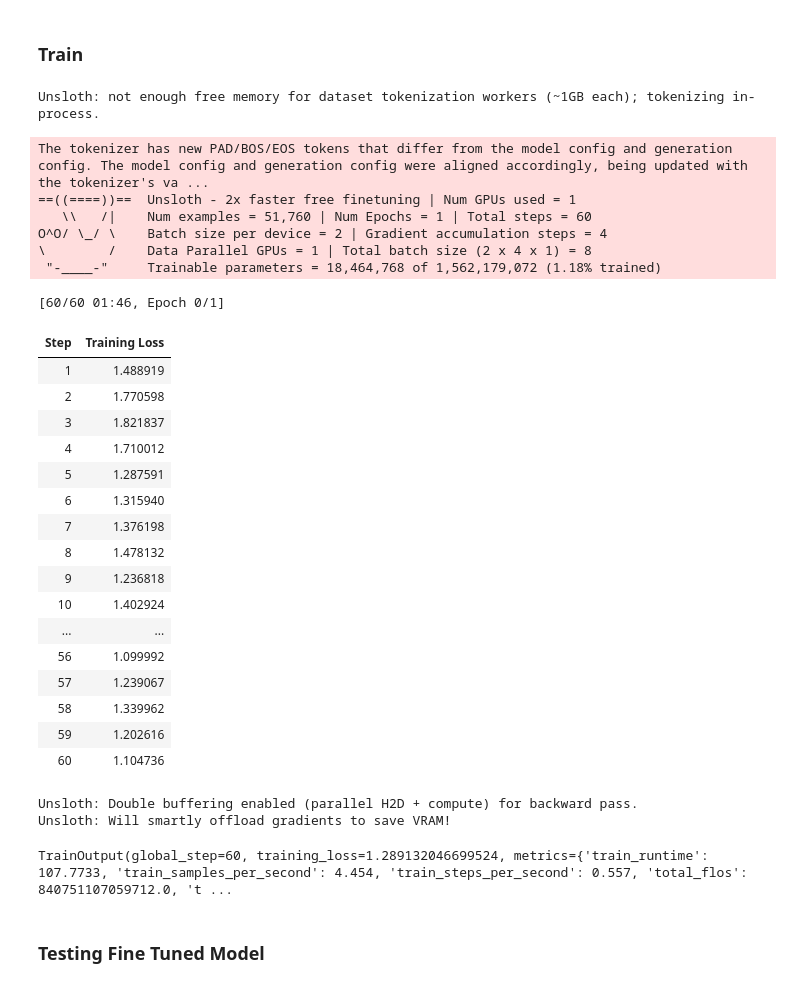
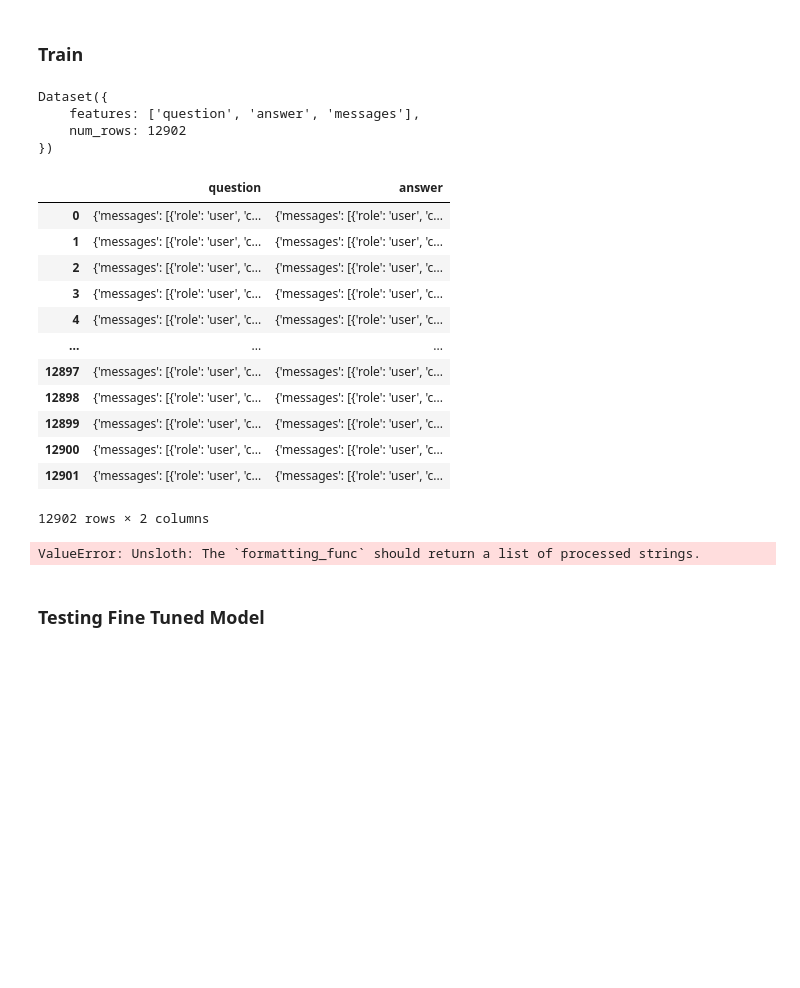
Before and after one commit to NikhilaGadge/Fine-Tuning-LLM, a Jupyter notebook: FineTuning Experimentation.ipynb, the cells around one changed output. Drawn from its saved outputs; the diff is of its cells as text; code cells hidden in the pictures; blank space fills up the shorter version.

```diff
--- a/FineTuning Experimentation.ipynb
+++ b/FineTuning Experimentation.ipynb
@@ -150,10 +150,58 @@ dataset = data
+# %%
+def format_chat(sample):
+  for sample in dataset:
+    return {
+        "messages": [
+            {"role": "user", "content": sample[0]},
+            {"role": "assistant", "content": sample[1]}
+        ]
+    }
+
+dataset = dataset.map(format_chat)
+# %%
+def format_chat(sample):
+    return {
+        "messages": [
+            {"role": "user", "content": sample["question"]},
+            {"role": "assistant", "content": sample["answer"]}
+        ]
+    }
+
+# Convert the pandas DataFrame 'dataset' into a 'datasets.Dataset' object
+dataset = Dataset.from_pandas(dataset)
+
+# Now, apply the formatting function. The .map() method of datasets.Dataset works as expected
+dataset = dataset.map(format_chat)
+# %%
+dataset
+# %% [output]
+Dataset({
+    features: ['question', 'answer', 'messages'],
+    num_rows: 12902
+})
+# %%
+dataset
+# %% [output]
+|  | question | answer |
+| 0 | {'messages': [{'role': 'user', 'c... | {'messages': [{'role': 'user', 'c... |
+| 1 | {'messages': [{'role': 'user', 'c... | {'messages': [{'role': 'user', 'c... |
+| 2 | {'messages': [{'role': 'user', 'c... | {'messages': [{'role': 'user', 'c... |
+| 3 | {'messages': [{'role': 'user', 'c... | {'messages': [{'role': 'user', 'c... |
+| 4 | {'messages': [{'role': 'user', 'c... | {'messages': [{'role': 'user', 'c... |
+| ... | ... | ... |
+| 12897 | {'messages': [{'role': 'user', 'c... | {'messages': [{'role': 'user', 'c... |
+| 12898 | {'messages': [{'role': 'user', 'c... | {'messages': [{'role': 'user', 'c... |
+| 12899 | {'messages': [{'role': 'user', 'c... | {'messages': [{'role': 'user', 'c... |
+| 12900 | {'messages': [{'role': 'user', 'c... | {'messages': [{'role': 'user', 'c... |
+| 12901 | {'messages': [{'role': 'user', 'c... | {'messages': [{'role': 'user', 'c... |
+12902 rows × 2 columns
 # %%
 trainer = SFTTrainer(model = model,
     tokenizer = tokenizer,
     train_dataset = dataset,
     dataset_text_field = "text",
     max_seq_length = 2048,
-    formatting_func = format_prompt, # Add this line
+    formatting_func = format_chat, # Add this line
     args = TrainingArguments(
         per_device_train_batch_size = 2,
         gradient_accumulation_steps = 4,
@@ -167,34 +215,7 @@ trainer = SFTTrainer(model = model,
 
 trainer.train()
 # %% [output]
-Unsloth: not enough free memory for dataset tokenization workers (~1GB each); tokenizing in-process.
+ValueError: Unsloth: The `formatting_func` should return a list of processed strings.
-The tokenizer has new PAD/BOS/EOS tokens that differ from the model config and generation config. The model config and generation config were aligned accordingly, being updated with the tokenizer's va ...
-==((====))==  Unsloth - 2x faster free finetuning | Num GPUs used = 1
-   \\   /|    Num examples = 51,760 | Num Epochs = 1 | Total steps = 60
-O^O/ \_/ \    Batch size per device = 2 | Gradient accumulation steps = 4
-\        /    Data Parallel GPUs = 1 | Total batch size (2 x 4 x 1) = 8
- "-____-"     Trainable parameters = 18,464,768 of 1,562,179,072 (1.18% trained)
-[60/60 01:46, Epoch 0/1]
-| Step | Training Loss |
-| 1 | 1.488919 |
-| 2 | 1.770598 |
-| 3 | 1.821837 |
-| 4 | 1.710012 |
-| 5 | 1.287591 |
-| 6 | 1.315940 |
-| 7 | 1.376198 |
-| 8 | 1.478132 |
-| 9 | 1.236818 |
-| 10 | 1.402924 |
-| ... | ... |
-| 56 | 1.099992 |
-| 57 | 1.239067 |
-| 58 | 1.339962 |
-| 59 | 1.202616 |
-| 60 | 1.104736 |
-Unsloth: Double buffering enabled (parallel H2D + compute) for backward pass.
-Unsloth: Will smartly offload gradients to save VRAM!
-TrainOutput(global_step=60, training_loss=1.289132046699524, metrics={'train_runtime': 107.7733, 'train_samples_per_second': 4.454, 'train_steps_per_second': 0.557, 'total_flos': 840751107059712.0, 't ...
 # %% [markdown]
 ### Testing Fine Tuned Model
 # %%
```
Also changed, not shown: parts of 3 cells of this notebook.
